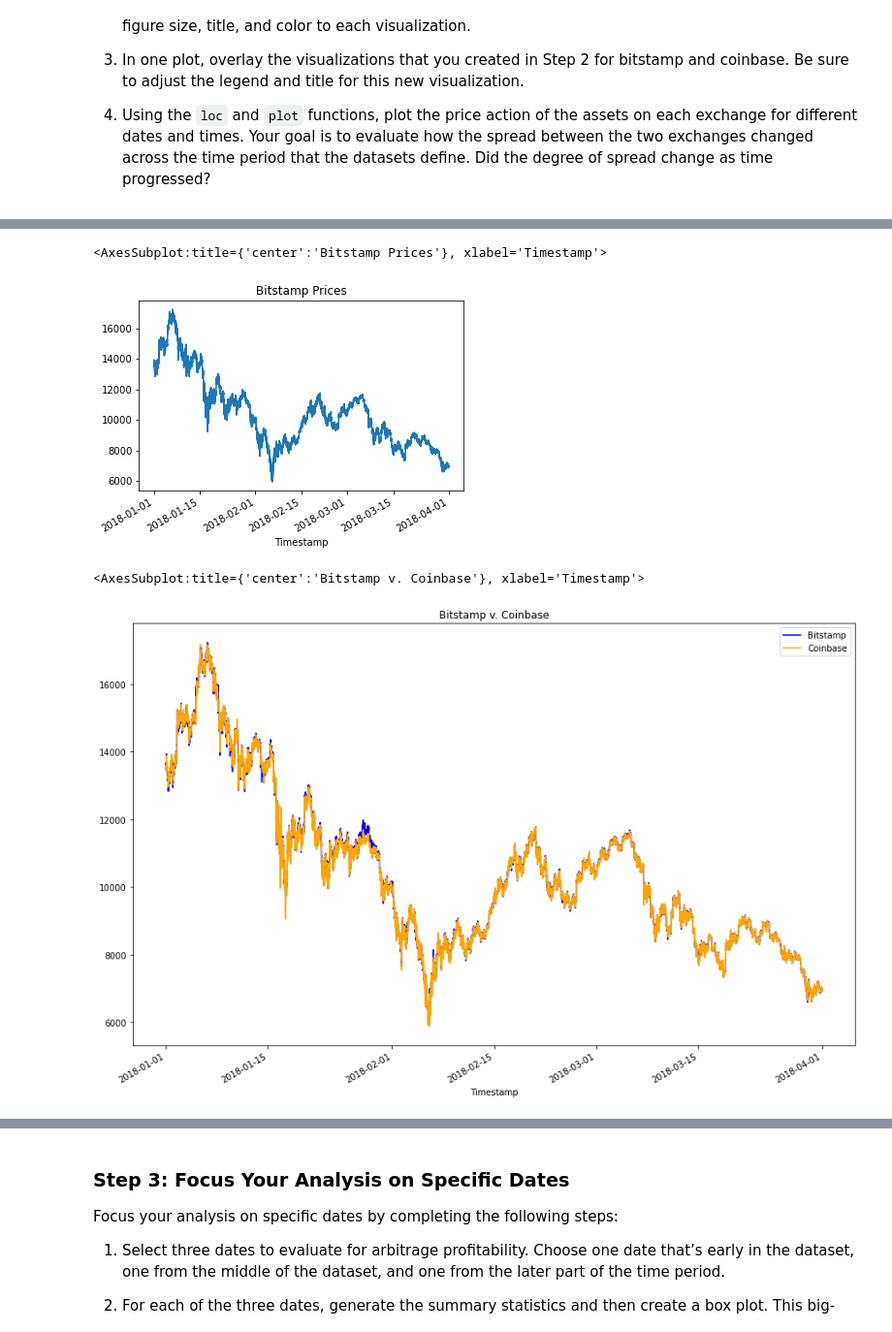
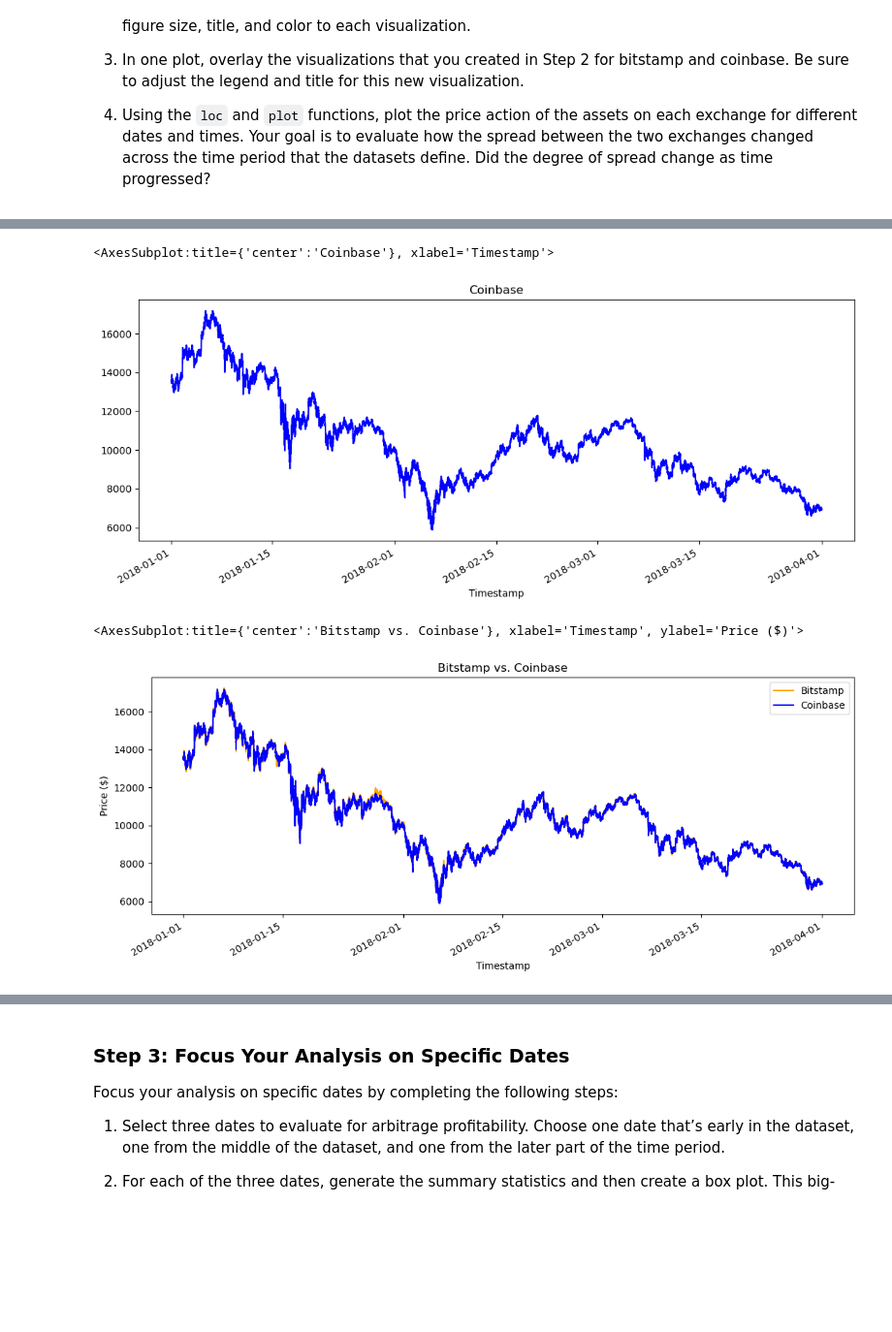
Before and after one commit to xshoryukenx/Module_3_Challenge, a Jupyter notebook: crypto_arbitrage.ipynb, the cells around one changed output, grey strips where cells are left out. Shown: that part at 97% size. Cells and saved outputs as stored; diff of their text form; code cells hidden in the pictures; blank space fills up the shorter version.

```diff
--- a/crypto_arbitrage.ipynb
+++ b/crypto_arbitrage.ipynb
@@ -213,18 +213,19 @@ Sort through the time series data associated with the bitstamp and coinbase Data
 # %%
 # Create a line plot for the coinbase DataFrame for the full length of time in the dataset
 # Be sure that the figure size, title, and color are tailored to each visualization
-# YOUR CODE HERE
+coinbase_sliced.plot(figsize=(13, 5), title='Coinbase', color='blue')
 # %% [output]
-<AxesSubplot:title={'center':'Bitstamp Prices'}, xlabel='Timestamp'>
+<AxesSubplot:title={'center':'Coinbase'}, xlabel='Timestamp'>
-[figure, old version]
+[figure, new version]
 # %%
 # Overlay the visualizations for the bitstamp and coinbase DataFrames in one plot
 # The plot should visualize the prices over the full lenth of the dataset
 # Be sure to include the parameters: legend, figure size, title, and color and label
-# YOUR CODE HERE
+bitstamp_sliced.plot(figsize=(13, 5), title='Bitstamp vs. Coinbase', color='orange', label='Bitstamp', ylabel='Price ($)', legend=True)
+coinbase_sliced.plot(figsize=(13, 5), title='', color='blue', label='Coinbase', legend=True)
 # %% [output]
-<AxesSubplot:title={'center':'Bitstamp v. Coinbase'}, xlabel='Timestamp'>
+<AxesSubplot:title={'center':'Bitstamp vs. Coinbase'}, xlabel='Timestamp', ylabel='Price ($)'>
-[figure, old version]
+[figure, new version]
 # %%
 # Using the loc and plot functions, create an overlay plot that visualizes
 # the price action of both DataFrames for a one month period early in the dataset
```
Also changed, not shown: parts of 8 cells of this notebook.
